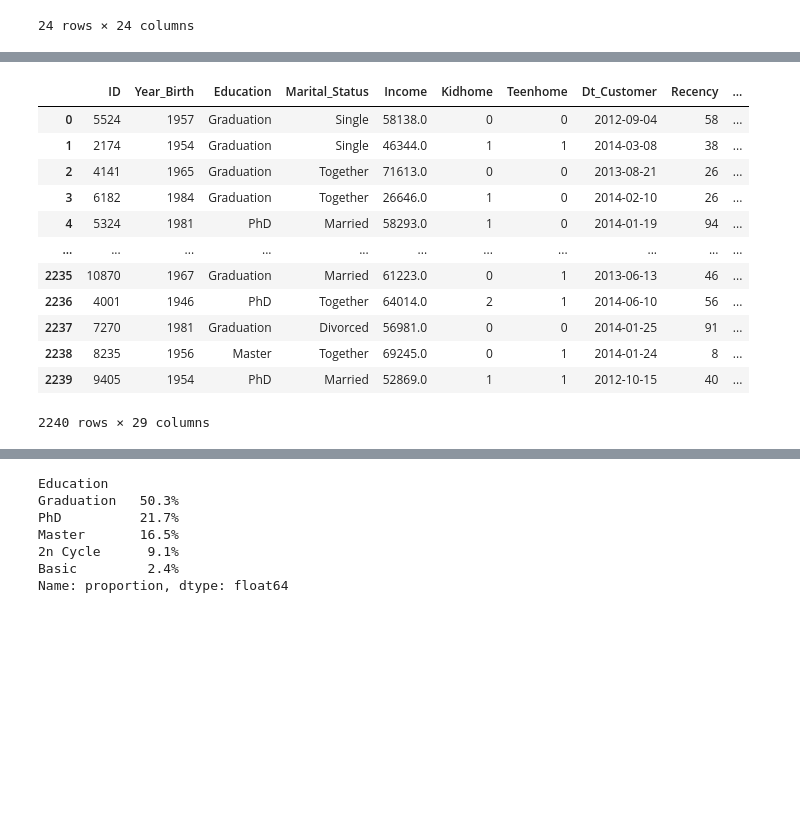
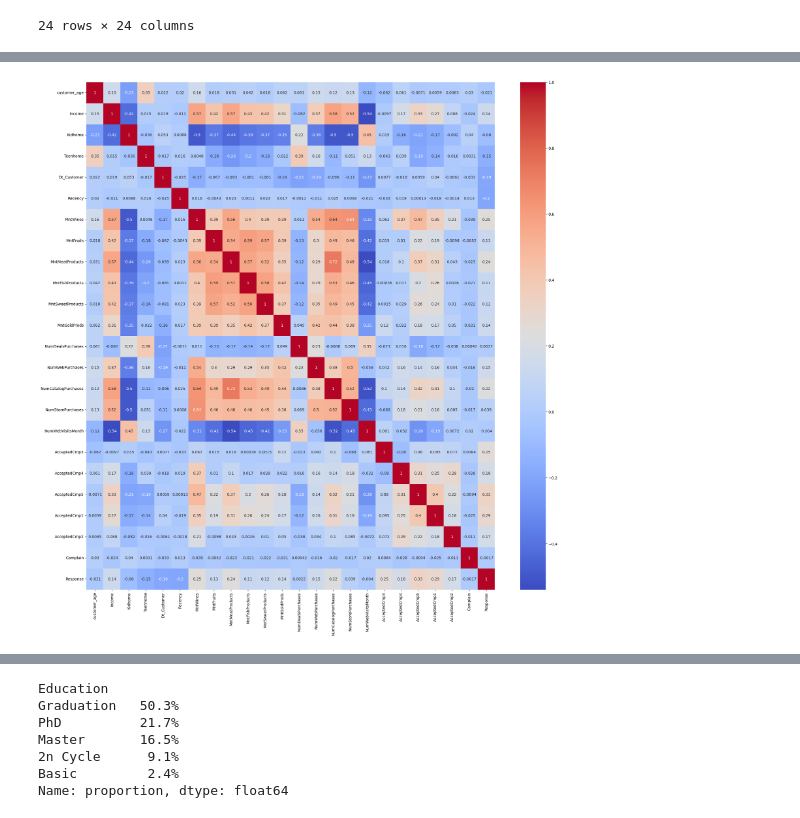
Before and after one commit to Morris-mk/IFood_Marketing-data-Analysis-segmentation-and-classification, a Jupyter notebook: marketing_customer_analysis.ipynb, the cells around one changed output, grey strips where cells are left out. Cells and saved outputs as stored; diff of their text form; code cells hidden in the pictures; blank space fills up the shorter version.

```diff
--- a/marketing_customer_analysis.ipynb
+++ b/marketing_customer_analysis.ipynb
@@ -254,16 +243,6 @@ array(['Single', 'Together', 'Married', 'Divorced', 'Widow', 'Alone',
-# %%
-df
-# %% [output]
-|  | ID | Year_Birth | Education | Marital_Status | Income | Kidhome | Teenhome | Dt_Customer | Recency | ... |
-| 0 | 5524 | 1957 | Graduation | Single | 58138.0 | 0 | 0 | 2012-09-04 | 58 | ... |
-| 1 | 2174 | 1954 | Graduation | Single | 46344.0 | 1 | 1 | 2014-03-08 | 38 | ... |
-| 2 | 4141 | 1965 | Graduation | Together | 71613.0 | 0 | 0 | 2013-08-21 | 26 | ... |
-| 3 | 6182 | 1984 | Graduation | Together | 26646.0 | 1 | 0 | 2014-02-10 | 26 | ... |
-| 4 | 5324 | 1981 | PhD | Married | 58293.0 | 1 | 0 | 2014-01-19 | 94 | ... |
-| ... | ... | ... | ... | ... | ... | ... | ... | ... | ... | ... |
-| 2235 | 10870 | 1967 | Graduation | Married | 61223.0 | 0 | 1 | 2013-06-13 | 46 | ... |
-| 2236 | 4001 | 1946 | PhD | Together | 64014.0 | 2 | 1 | 2014-06-10 | 56 | ... |
-| 2237 | 7270 | 1981 | Graduation | Divorced | 56981.0 | 0 | 0 | 2014-01-25 | 91 | ... |
-| 2238 | 8235 | 1956 | Master | Together | 69245.0 | 0 | 1 | 2014-01-24 | 8 | ... |
-| 2239 | 9405 | 1954 | PhD | Married | 52869.0 | 1 | 1 | 2012-10-15 | 40 | ... |
-2240 rows × 29 columns
+# %%
+plt.figure(figsize=(24, 24))
+sns.heatmap(data=corr, annot=True, cmap='coolwarm', square=False)
+plt.show()
+# %% [output]
+[figure, added]
```
Also changed, not shown: parts of 9 cells of this notebook.
